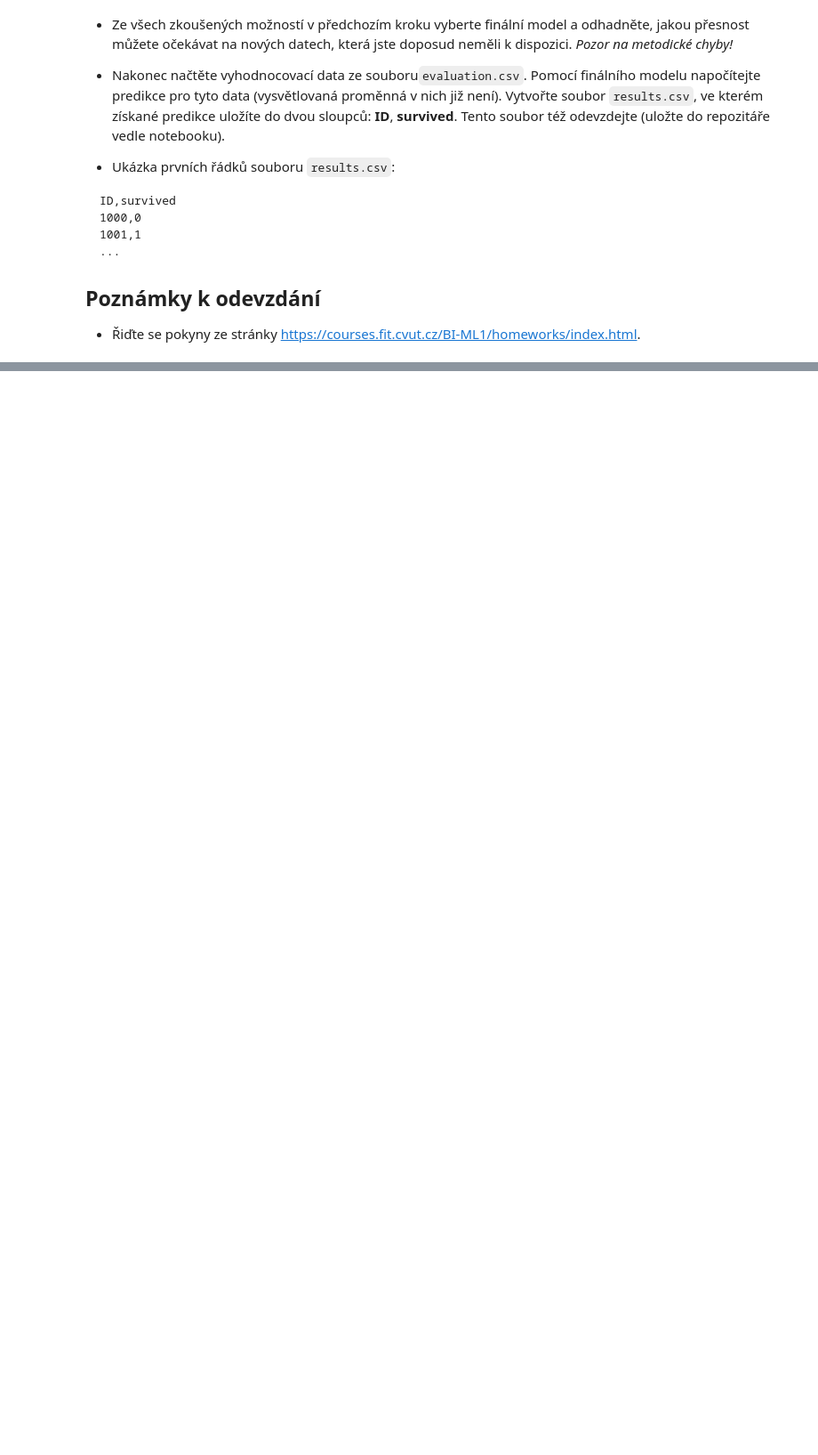
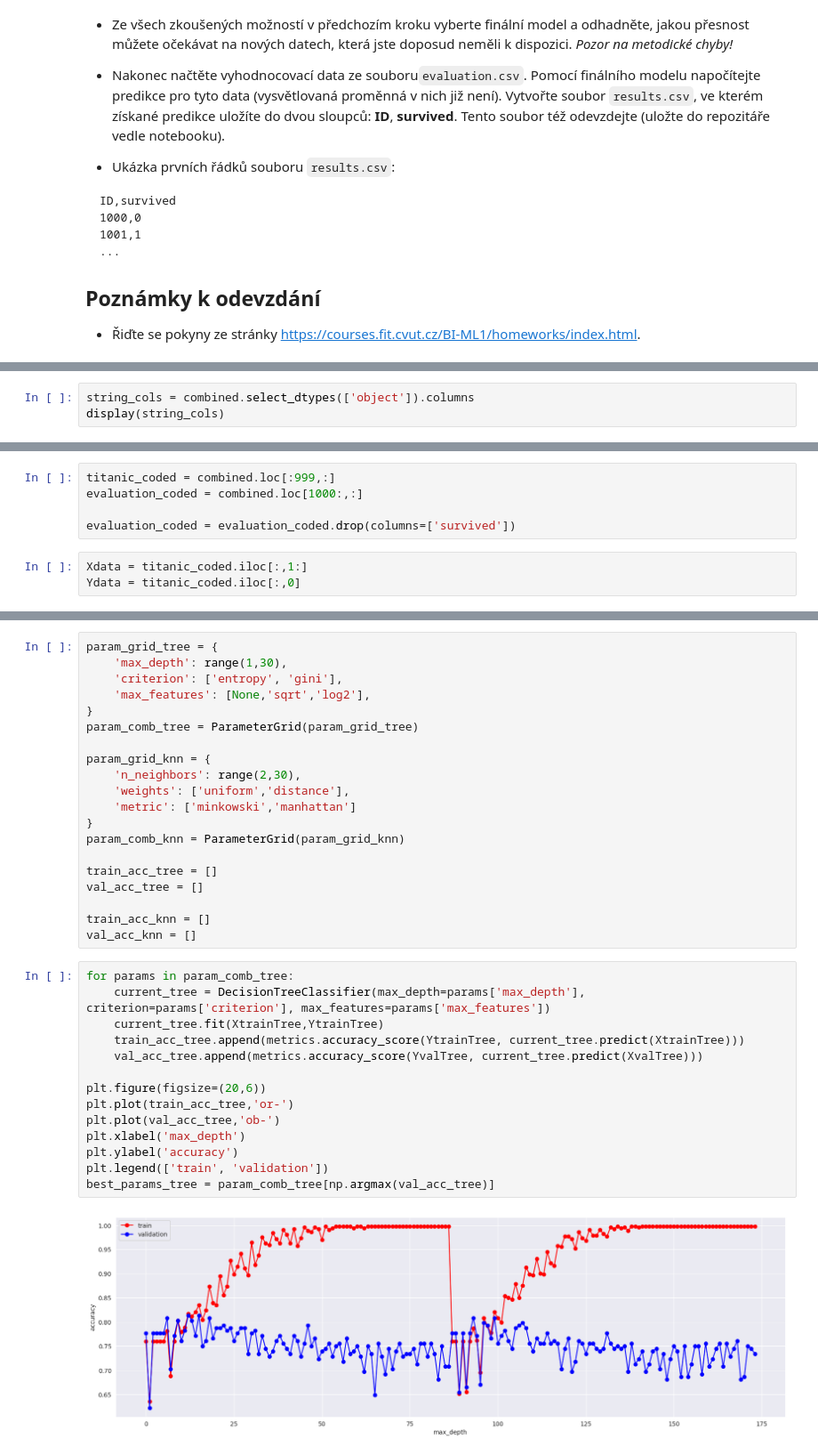
Before and after one commit to xsenyaaax/bi-ml1-2023, a Jupyter notebook: 01/homework_01.ipynb, the cells around one changed output, grey strips where cells are left out. Shown at 89% size. Drawn from its saved outputs; the diff is of its cells as text; blank space fills up the shorter version.

```diff
--- a/01/homework_01.ipynb
+++ b/01/homework_01.ipynb
@@ -67,0 +150,3 @@ ID,survived
+# %%
+string_cols = combined.select_dtypes(['object']).columns
+display(string_cols)
@@ -67,0 +178,8 @@ ID,survived
+# %%
+titanic_coded = combined.loc[:999,:]
+evaluation_coded = combined.loc[1000:,:]
+
+evaluation_coded = evaluation_coded.drop(columns=['survived'])
+# %%
+Xdata = titanic_coded.iloc[:,1:]
+Ydata = titanic_coded.iloc[:,0]
@@ -67,0 +199,36 @@ ID,survived
+# %%
+param_grid_tree = {
+    'max_depth': range(1,30),
+    'criterion': ['entropy', 'gini'],
+    'max_features': [None,'sqrt','log2'],
+}
+param_comb_tree = ParameterGrid(param_grid_tree)
+
+param_grid_knn = {
+    'n_neighbors': range(2,30),
+    'weights': ['uniform','distance'],
+    'metric': ['minkowski','manhattan']
+}
+param_comb_knn = ParameterGrid(param_grid_knn)
+
+train_acc_tree = []
+val_acc_tree = []
+
+train_acc_knn = []
+val_acc_knn = []
+# %%
+for params in param_comb_tree:
+    current_tree = DecisionTreeClassifier(max_depth=params['max_depth'], criterion=params['criterion'], max_features=params['max_features'])
+    current_tree.fit(XtrainTree,YtrainTree)
+    train_acc_tree.append(metrics.accuracy_score(YtrainTree, current_tree.predict(XtrainTree)))
+    val_acc_tree.append(metrics.accuracy_score(YvalTree, current_tree.predict(XvalTree)))
+
+plt.figure(figsize=(20,6))
+plt.plot(train_acc_tree,'or-')
+plt.plot(val_acc_tree,'ob-')
+plt.xlabel('max_depth')
+plt.ylabel('accuracy')
+plt.legend(['train', 'validation'])
+best_params_tree = param_comb_tree[np.argmax(val_acc_tree)]
+# %% [output]
+[figure, added]
```
Also changed, not shown: parts of 12 cells of this notebook.
